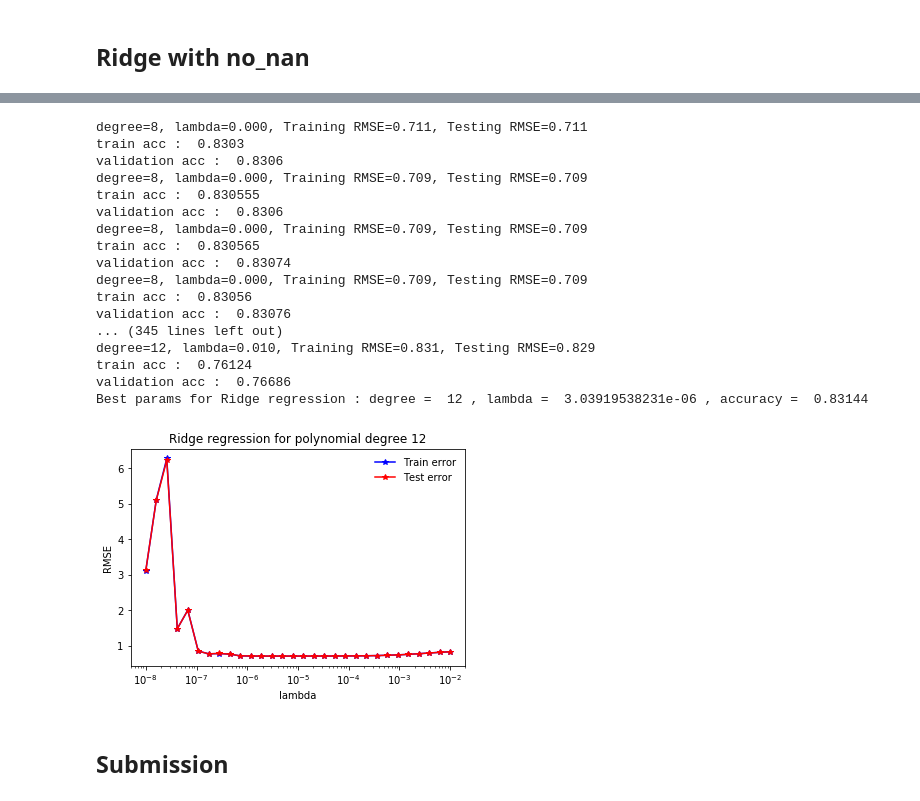
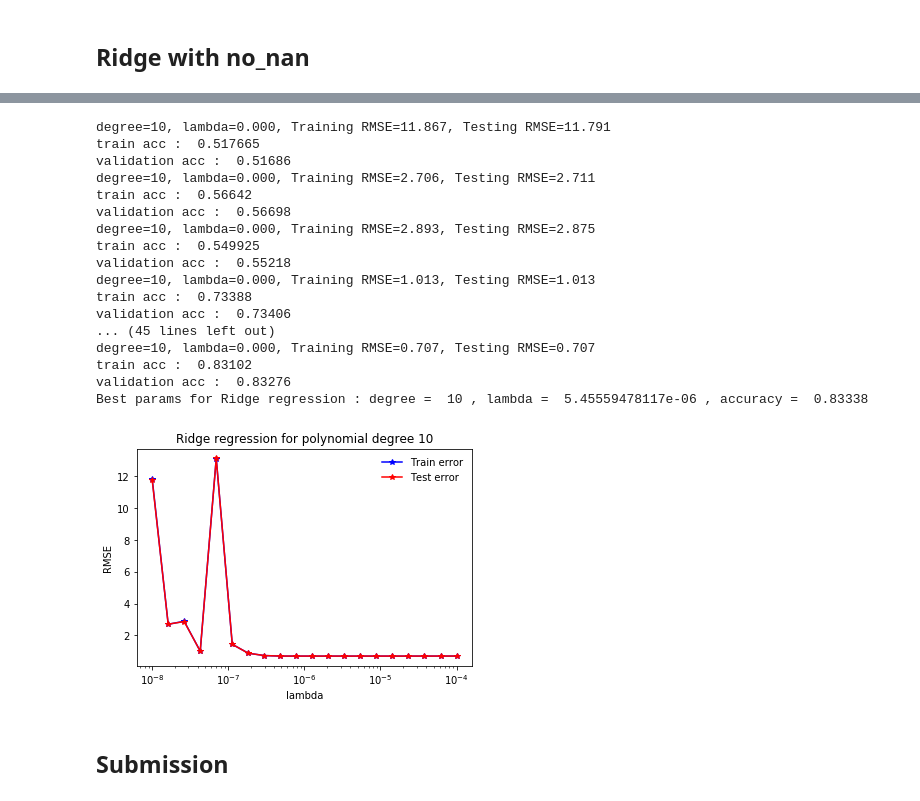
Before and after one commit to MLElec/ML_course, a Jupyter notebook: projects/project1/ridge_reg_notebook.ipynb, the cells around one changed output, grey strips where cells are left out. Cells and saved outputs as stored; diff of their text form; code cells hidden in the pictures.

```diff
--- a/projects/project1/ridge_reg_notebook.ipynb
+++ b/projects/project1/ridge_reg_notebook.ipynb
@@ -94,39 +79,3 @@ x_aug_cos, x_aug_sin = augmented_feat_angle(x_train, id_angle_feat)
-# %%
-plt.figure(figsize=(16,20))
-
-for i, (f1, f2) in enumerate(zip(x_aug_cos.T, x_aug_sin.T)):
-    ft = f1*f2
-    plt.subplot(5, 2, 2*(i+1)-1)
-    id_keep = ~np.isnan(ft)
-    id_b = np.logical_and(y_train == -1, id_keep)
-    id_s = np.logical_and(y_train == 1, id_keep)
-    plt.hist(ft[id_keep], bins=100, alpha=0.4, label='total')
-    plt.hist(ft[id_b], alpha=0.4, bins=100, label='back')
-    plt.hist(ft[id_s], alpha=0.4, bins=100, label='signal')
-    plt.legend()
-    # plt.title('Feature {} - {}'.format(int(i/2)+1, header[id_angle_feat[int(i/2)]]))
-    plt.subplot(5, 2, 2*(i+1))
-    id_keep = ~np.isnan(f2)
-    id_b = np.logical_and(y_train == -1, id_keep)
-    id_s = np.logical_and(y_train == 1, id_keep)
-    plt.hist(f2[id_keep], bins=100, alpha=0.4, label='total')
-    plt.hist(f2[id_b], alpha=0.4, bins=100, label='back')
-    plt.hist(f2[id_s], alpha=0.4, bins=100, label='signal')
-    plt.legend()
-plt.tight_layout()
-# %%
-plt.figure(figsize=(16,16))
-
-for i, feature in enumerate(x_aug.T):
-    plt.subplot(5, 2, i+1)
-    id_keep = ~np.isnan(feature)
-    id_b = np.logical_and(y_train == -1, id_keep)
-    id_s = np.logical_and(y_train == 1, id_keep)
-    plt.boxplot([feature[id_keep], feature[id_b], feature[id_s]], whis=2.5,
-                vert=False, labels=['total', 'back', 'signal'])
-    plt.title('Feature {} - {}'.format(int(i/2)+1, header[id_angle_feat[int(i/2)]]))
-
-plt.tight_layout()
 # %%
 def plot_train_test(train_errors, test_errors, lambdas, degree):
     """
@@ -311,7 +260,7 @@ def add_features(x_in, id_feats):
 
 ### UNUSED
 def remove_useless(x_in, id_useless=[15, 18, 20, 25, 28]):
-    id_left = [ i for i in range(x_train.shape[1]) if i not in id_useless]
+    id_left = [ i for i in range(x_in.shape[1]) if i not in id_useless]
     return x_in[:, id_left]
 
 def recenter_feature(feature):
@@ -364,24 +337,24 @@ n_feat 52
 # %%
 weights_no_nan, degree_no_nan, lambda_no_nan = test_ridge_regression(
-    x_no_nan, y_train, x_no_nan_val, y_validation, degrees = np.linspace(8,12,4), lambdas=np.logspace(-8,-2, 30))
+    x_no_nan, y_train, x_no_nan_val, y_validation, degrees = np.linspace(10,10,1), lambdas=np.logspace(-8,-4, 20))
 # %% [output]
-degree=8, lambda=0.000, Training RMSE=0.711, Testing RMSE=0.711
-train acc :  0.8303
-validation acc :  0.8306
-degree=8, lambda=0.000, Training RMSE=0.709, Testing RMSE=0.709
-train acc :  0.830555
-validation acc :  0.8306
-degree=8, lambda=0.000, Training RMSE=0.709, Testing RMSE=0.709
-train acc :  0.830565
-validation acc :  0.83074
-degree=8, lambda=0.000, Training RMSE=0.709, Testing RMSE=0.709
-train acc :  0.83056
-validation acc :  0.83076
-... (345 lines left out)
-degree=12, lambda=0.010, Training RMSE=0.831, Testing RMSE=0.829
-train acc :  0.76124
-validation acc :  0.76686
-Best params for Ridge regression : degree =  12 , lambda =  3.03919538231e-06 , accuracy =  0.83144
+degree=10, lambda=0.000, Training RMSE=11.867, Testing RMSE=11.791
+train acc :  0.517665
+validation acc :  0.51686
+degree=10, lambda=0.000, Training RMSE=2.706, Testing RMSE=2.711
+train acc :  0.56642
+validation acc :  0.56698
+degree=10, lambda=0.000, Training RMSE=2.893, Testing RMSE=2.875
+train acc :  0.549925
+validation acc :  0.55218
+degree=10, lambda=0.000, Training RMSE=1.013, Testing RMSE=1.013
+train acc :  0.73388
+validation acc :  0.73406
+... (45 lines left out)
+degree=10, lambda=0.000, Training RMSE=0.707, Testing RMSE=0.707
+train acc :  0.83102
+validation acc :  0.83276
+Best params for Ridge regression : degree =  10 , lambda =  5.45559478117e-06 , accuracy =  0.83338
-[figure, old version]
+[figure, new version]
 # %% [markdown]
 ## Submission
```
Also changed, not shown: parts of 6 cells of this notebook, 2 other files.
